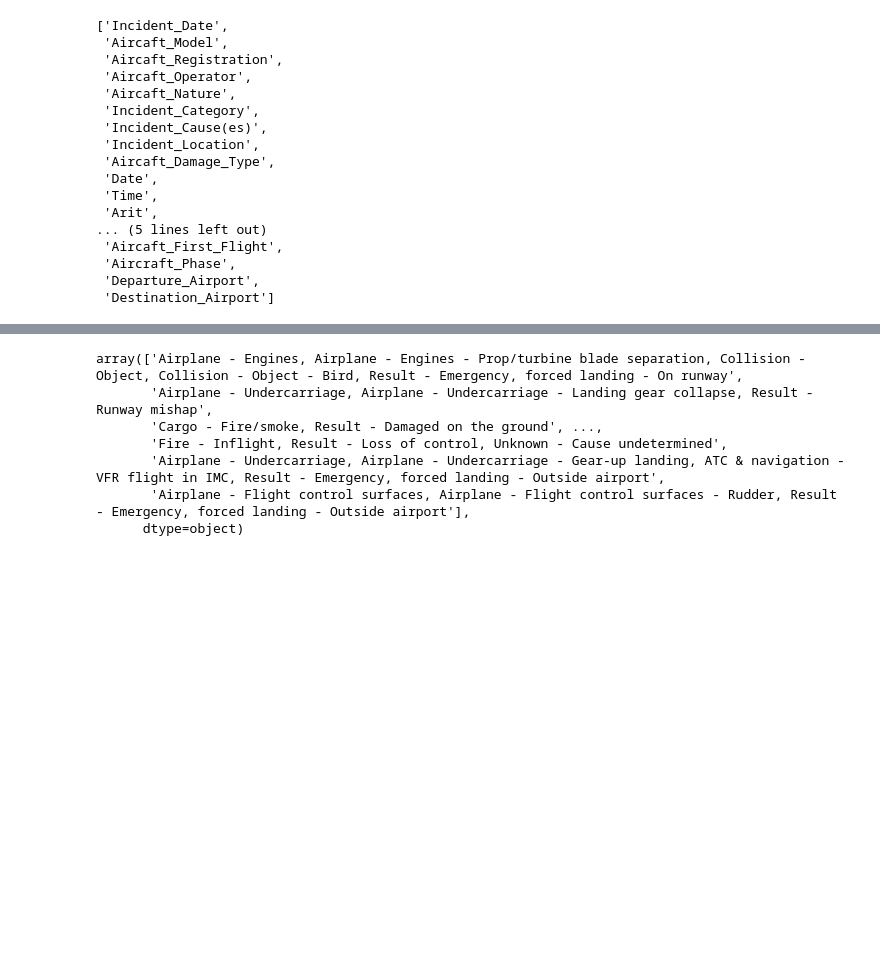
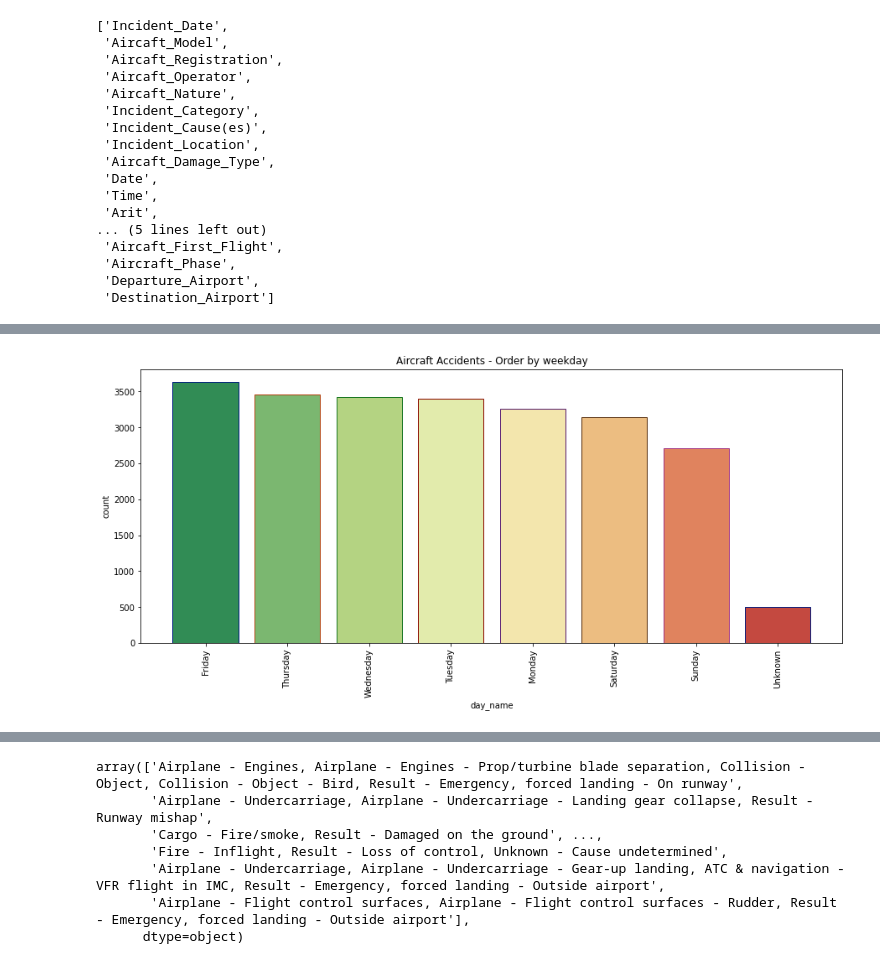
Before and after one commit to tusharsharma0605/Aircraft-Accidents-Failures-Hijacks-, a Jupyter notebook: aircraft-accidents-failures-hijacks.ipynb, the cells around one changed output, grey strips where cells are left out. Drawn from its saved outputs; the diff is of its cells as text; code cells hidden in the pictures; blank space fills up the shorter version.

```diff
--- a/aircraft-accidents-failures-hijacks.ipynb
+++ b/aircraft-accidents-failures-hijacks.ipynb
@@ -200,0 +265,4 @@ Name: Date, Length: 14853, dtype: int64
+# %%
+bar_plot_data(dropped_dataset, 'day_name', 'Aircraft Accidents - Order by weekday')
+# %% [output]
+[figure, added]
```
Also changed, not shown: parts of 63 cells of this notebook.
